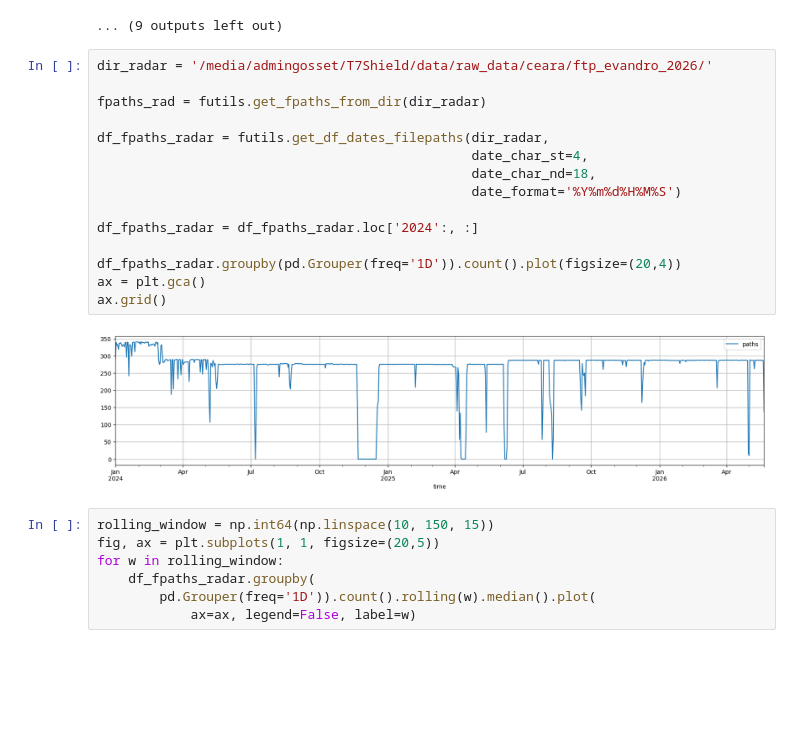
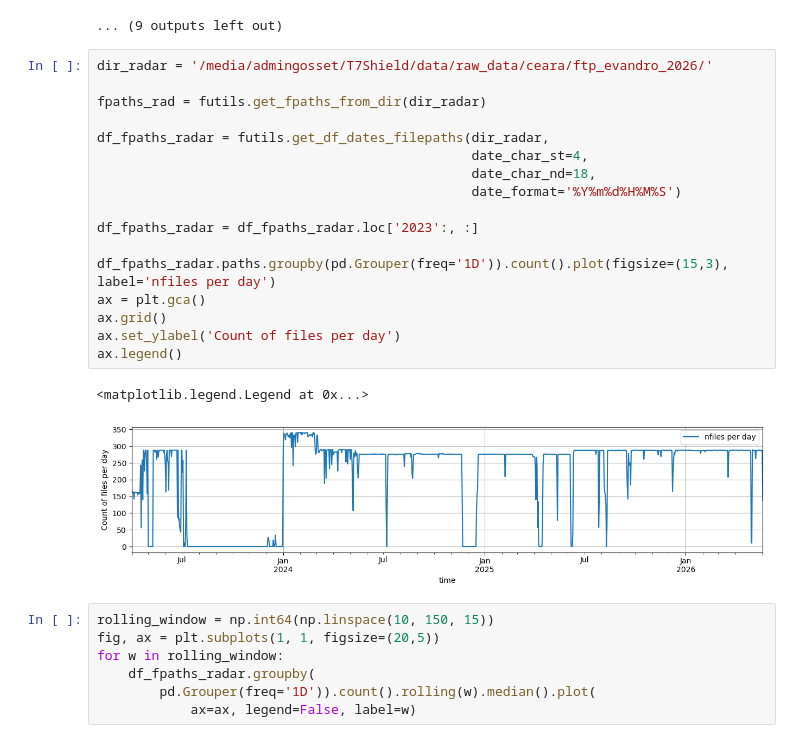
Before and after one commit to rzambranap/funceme-radar-qpe, a Jupyter notebook: notebooks/choose_dates_and_process_them.ipynb, the cells around one changed output. Cells and saved outputs as stored; diff of their text form; blank space fills up the shorter version.

```diff
--- a/notebooks/choose_dates_and_process_them.ipynb
+++ b/notebooks/choose_dates_and_process_them.ipynb
@@ -54,20 +54,23 @@ minimal accepted steps per day (0.8): 115
 # %%
 dir_radar = '/media/admingosset/T7Shield/data/raw_data/ceara/ftp_evandro_2026/'
 
 fpaths_rad = futils.get_fpaths_from_dir(dir_radar)
 
 df_fpaths_radar = futils.get_df_dates_filepaths(dir_radar,
                                                 date_char_st=4,
                                                 date_char_nd=18,
                                                 date_format='%Y%m%d%H%M%S')
 
-df_fpaths_radar = df_fpaths_radar.loc['2024':, :]
+df_fpaths_radar = df_fpaths_radar.loc['2023':, :]
 
-df_fpaths_radar.groupby(pd.Grouper(freq='1D')).count().plot(figsize=(20,4))
+df_fpaths_radar.paths.groupby(pd.Grouper(freq='1D')).count().plot(figsize=(15,3), label='nfiles per day')
 ax = plt.gca()
 ax.grid()
+ax.set_ylabel('Count of files per day')
+ax.legend()
 # %% [output]
+<matplotlib.legend.Legend at 0x...>
-[figure, old version]
+[figure, new version]
 # %%
 rolling_window = np.int64(np.linspace(10, 150, 15))
 fig, ax = plt.subplots(1, 1, figsize=(20,5))
```
Also changed, not shown: parts of 1 cell of this notebook, 2 other files.
